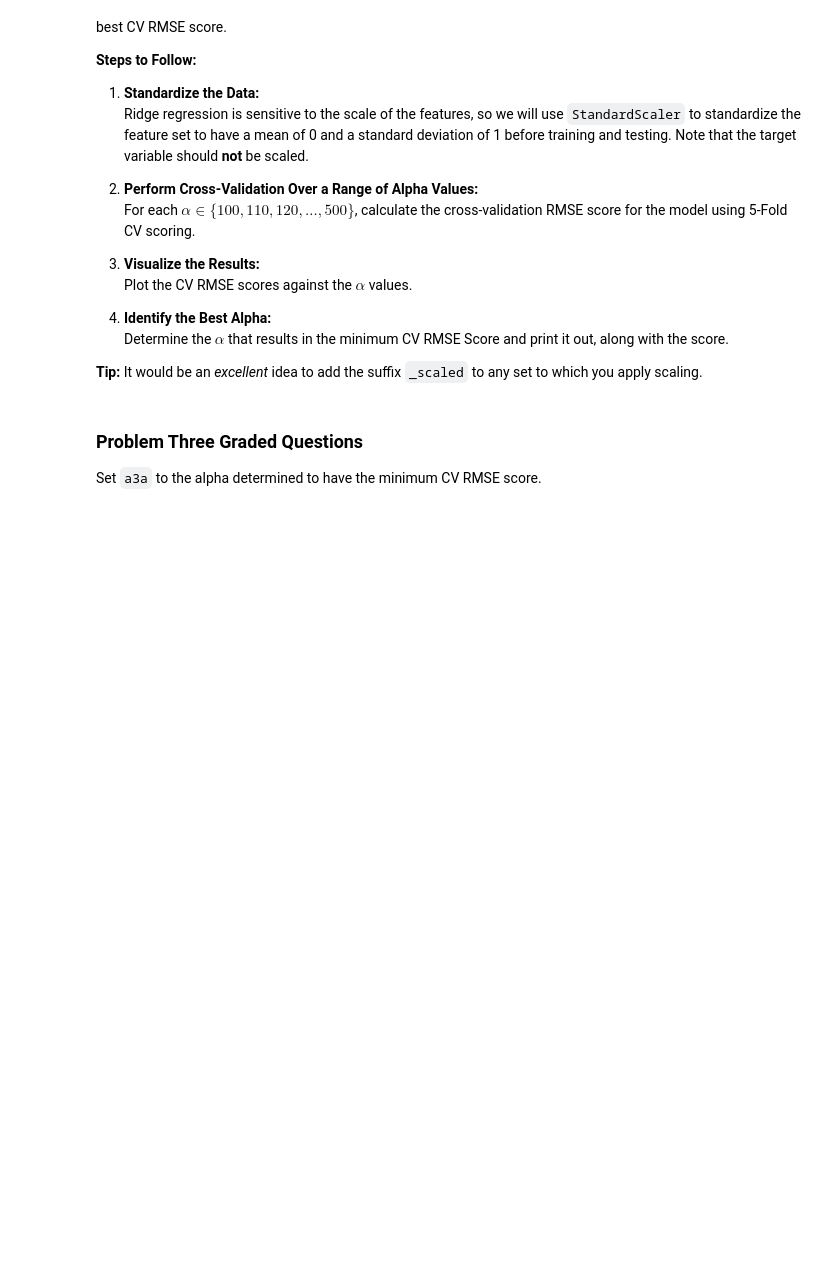
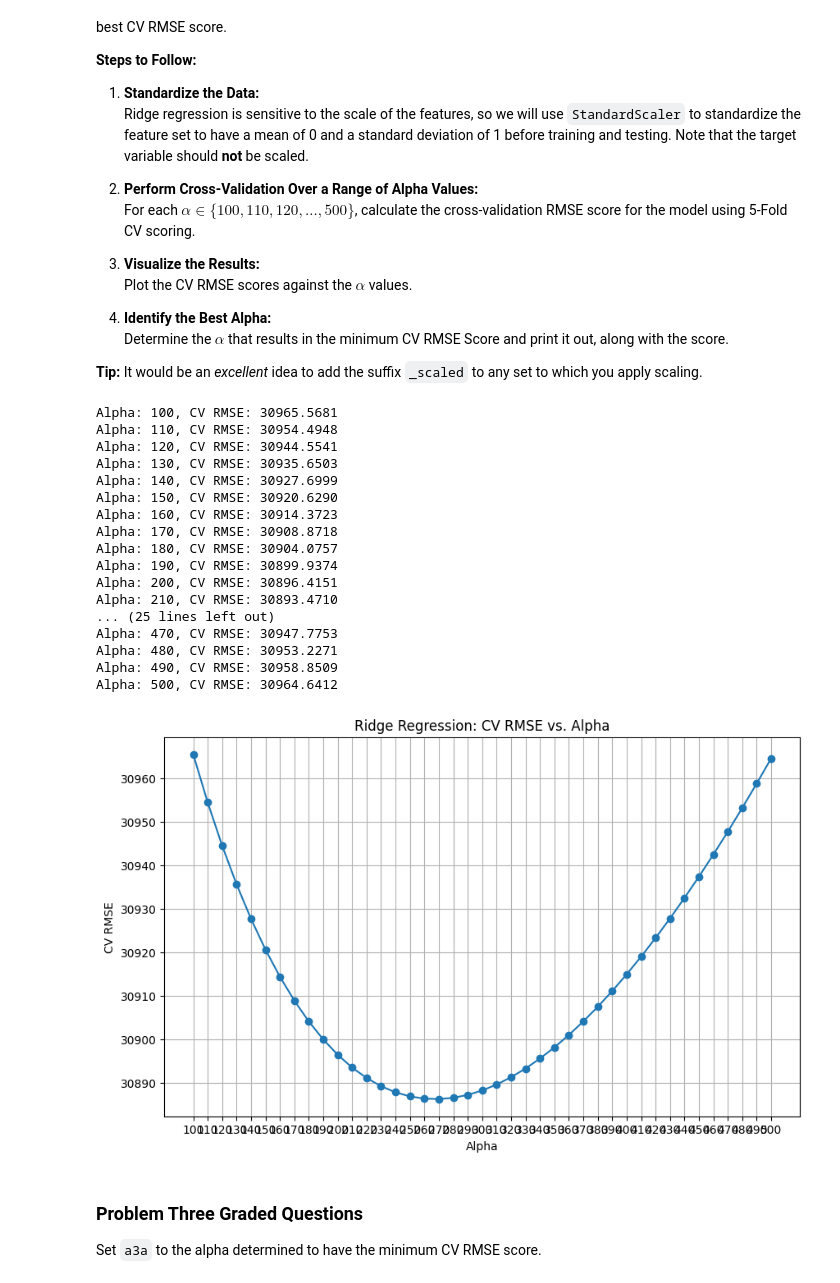
Before and after one commit to Quantum-Cosmic/Module-3-Assignments, a Jupyter notebook: Homework_05.ipynb, the cells around one changed output. Cells and saved outputs as stored; diff of their text form; code cells hidden in the pictures; blank space fills up the shorter version.

```diff
--- a/Homework_05.ipynb
+++ b/Homework_05.ipynb
@@ -364,6 +419,45 @@ This introduces another instance of the model selection problem: we must determi
 **Tip:** It would be an *excellent* idea to add the suffix `_scaled` to any set to which you apply scaling.
 # %%
 # Your code here
+scaler = StandardScaler()
+X_train_scaled = scaler.fit_transform(X_train)
+X_test_scaled = scaler.transform(X_test)
+
+alphas = range(100, 501, 10)  # 100, 110, 120, ..., 500
+cv_rmse_scores = []
+for alpha in alphas:
+    ridge_model = Ridge(alpha=alpha)
+    cv_score = cross_val_score(ridge_model, X_train_scaled, y_train, scoring='neg_root_mean_squared_error', cv=5).mean()
+    cv_rmse_scores.append(-cv_score)
+    print(f"Alpha: {alpha}, CV RMSE: {cv_rmse_scores[-1]:.4f}")
+
+plt.figure(figsize=(10, 6))
+plt.plot(alphas, cv_rmse_scores, marker='o')
+plt.title('Ridge Regression: CV RMSE vs. Alpha')
+plt.xlabel('Alpha')
+plt.ylabel('CV RMSE')
+plt.xticks(alphas)
+plt.grid()
+plt.show()
+# %% [output]
+Alpha: 100, CV RMSE: 30965.5681
+Alpha: 110, CV RMSE: 30954.4948
+Alpha: 120, CV RMSE: 30944.5541
+Alpha: 130, CV RMSE: 30935.6503
+Alpha: 140, CV RMSE: 30927.6999
+Alpha: 150, CV RMSE: 30920.6290
+Alpha: 160, CV RMSE: 30914.3723
+Alpha: 170, CV RMSE: 30908.8718
+Alpha: 180, CV RMSE: 30904.0757
+Alpha: 190, CV RMSE: 30899.9374
+Alpha: 200, CV RMSE: 30896.4151
+Alpha: 210, CV RMSE: 30893.4710
+... (25 lines left out)
+Alpha: 470, CV RMSE: 30947.7753
+Alpha: 480, CV RMSE: 30953.2271
+Alpha: 490, CV RMSE: 30958.8509
+Alpha: 500, CV RMSE: 30964.6412
+[figure, added]
 # %% [markdown]
 ### Problem Three Graded Questions
 
```
Also changed, not shown: parts of 30 cells of this notebook.
